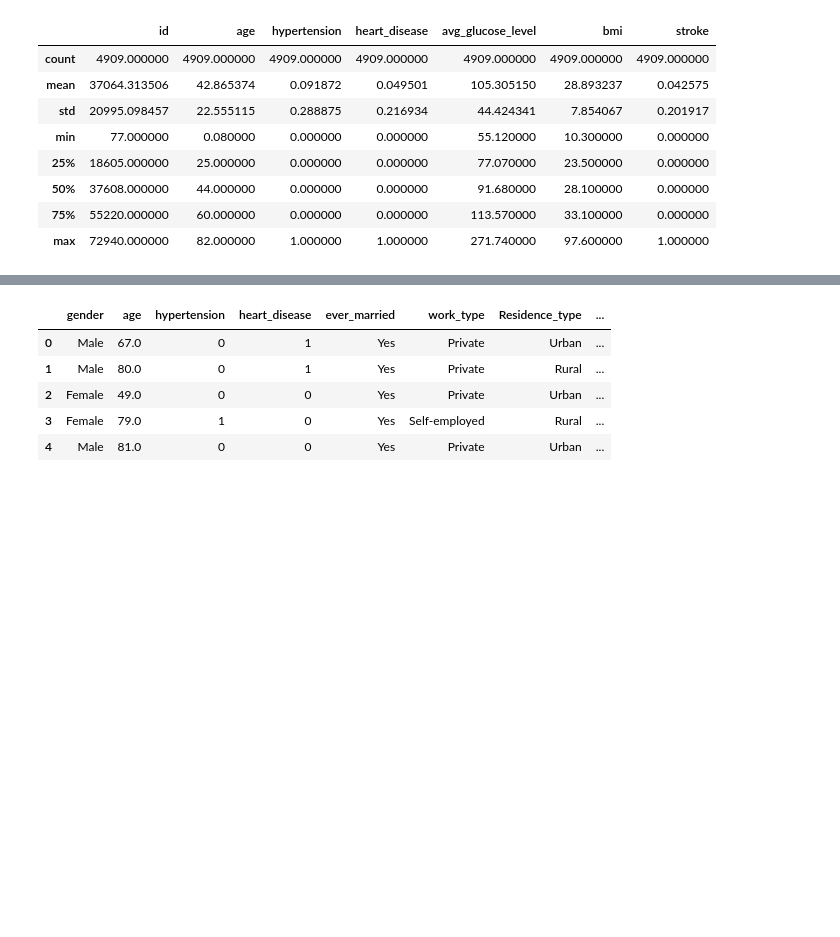
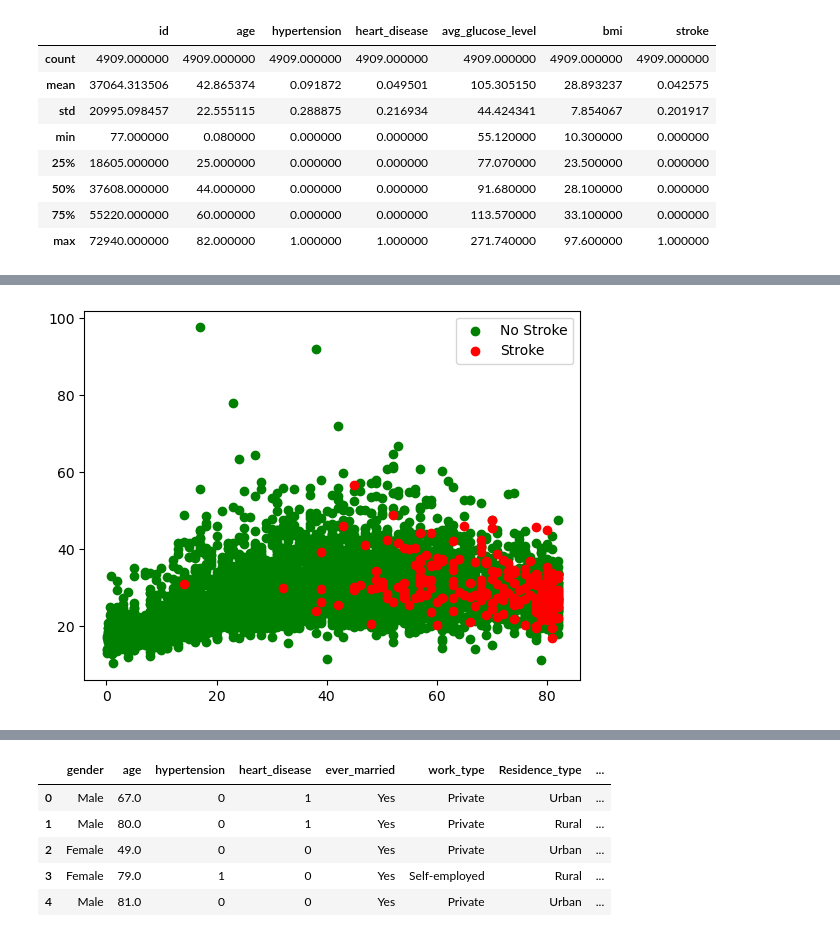
Before and after one commit to cfam1234/PythonDataScienceProjects, a Jupyter notebook: PythonStrokePredictionProject.ipynb, the cells around one changed output, grey strips where cells are left out. Saved outputs shown, nothing was run; the diff lists cells and outputs as text; code cells hidden in the pictures; blank space fills up the shorter version.

```diff
--- a/PythonStrokePredictionProject.ipynb
+++ b/PythonStrokePredictionProject.ipynb
@@ -73,0 +85,12 @@ cdf.describe()
+# %%
+#Correlation between age, bmi, and strokes
+
+plt.scatter(cdf[cdf['stroke'] == 0]['age'], cdf[cdf['stroke'] == 0]['bmi'], color='green', label='No Stroke')
+plt.scatter(cdf[cdf['stroke'] == 1]['age'], cdf[cdf['stroke'] == 1]['bmi'], color='red', label='Stroke')
+ax.set_xlabel('Age')
+ax.set_ylabel('BMI')
+ax.set_title('Correlation between Age, BMI, and Strokes')
+plt.legend()
+plt.show()
+# %% [output]
+[figure, added]
```
Also changed, not shown: parts of 8 cells of this notebook.
